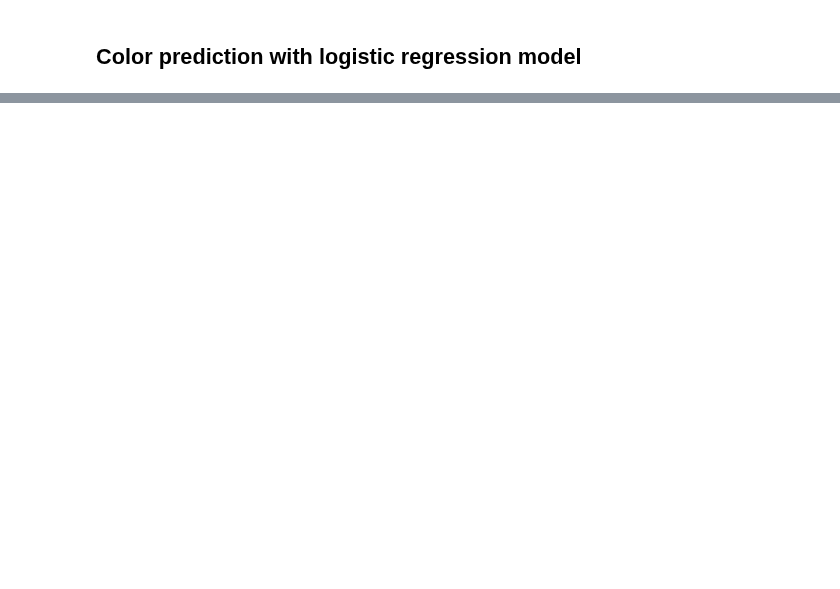
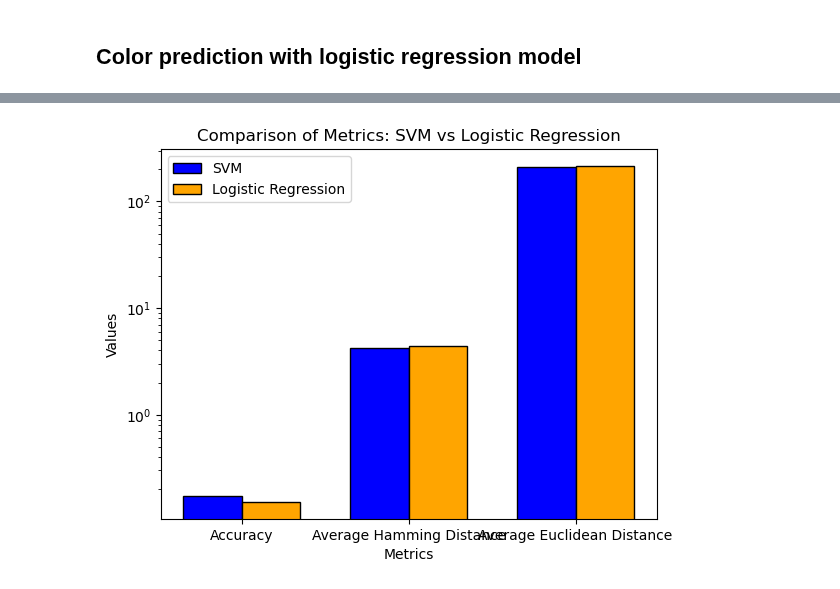
Before and after one commit to DotSumWedge/SurvivorAnalysis, a Jupyter notebook: SurvivorModeling.ipynb, the cells around one changed output, grey strips where cells are left out. Drawn from its saved outputs; the diff is of its cells as text; code cells hidden in the pictures; blank space fills up the shorter version.

Commit message:
Finished the model comparision for color prediction

```diff
--- a/SurvivorModeling.ipynb
+++ b/SurvivorModeling.ipynb
@@ -258,0 +267,49 @@ Please also refer to the documentation for alternative solver options:
+# %%
+# Define the metrics for SVM
+svm_metrics = {
+    'Accuracy': accuracy_svm,
+    'Average Hamming Distance': avg_hamming_distance_svm,
+    'Average Euclidean Distance': avg_euclidean_distance_svm
+}
+
+# Define the metrics for Logistic Regression
+logreg_metrics = {
+    'Accuracy': accuracy_logistic_regression,
+    'Hamming Distance': avg_hamming_distance_logistic_regression,
+    'Euclidean Distance': avg_euclidean_distance_logistic_regression
+}
+
+# Create a list of metric names
+metrics = list(svm_metrics.keys())
+
+# Create a list of SVM metric values
+svm_values = list(svm_metrics.values())
+
+# Create a list of Logistic Regression metric values
+logreg_values = list(logreg_metrics.values())
+
+# Set the width of the bars
+bar_width = 0.35
+
+# Set the position of the bars on the x-axis
+r1 = range(len(metrics))
+r2 = [x + bar_width for x in r1]
+
+# Create the bar plot
+plt.bar(r1, svm_values, color='blue', width=bar_width, edgecolor='black', label='SVM')
+plt.bar(r2, logreg_values, color='orange', width=bar_width, edgecolor='black', label='Logistic Regression')
+
+# Add labels, title, and legend
+plt.xlabel('Metrics')
+plt.ylabel('Values')
+plt.title('Comparison of Metrics: SVM vs Logistic Regression')
+plt.xticks([r + bar_width/2 for r in range(len(metrics))], metrics)
+plt.legend()
+
+# Set the y-axis scale to logarithmic
+plt.yscale('log')
+
+# Display the plot
+plt.show()
+# %% [output]
+[figure, added]
```
Also changed, not shown: parts of 3 cells of this notebook.
